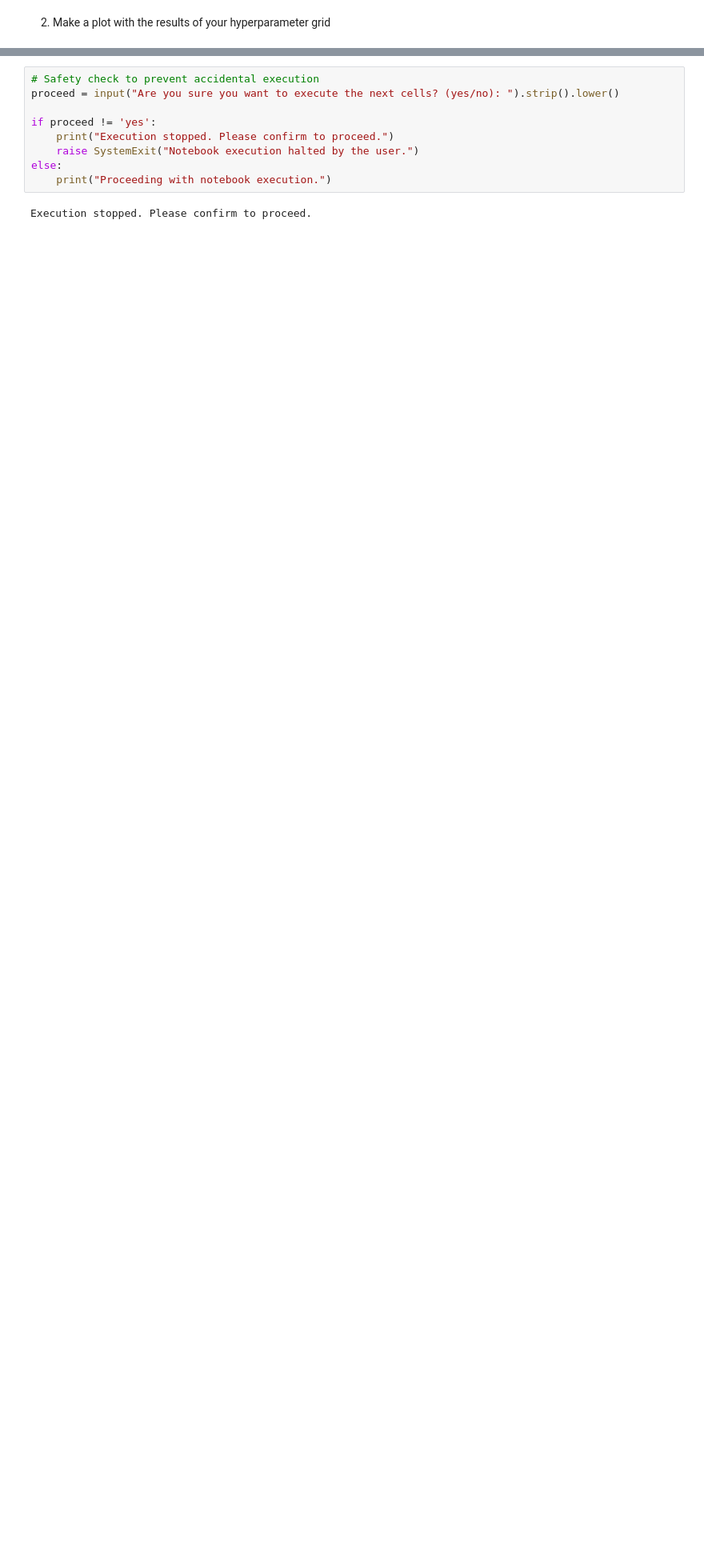
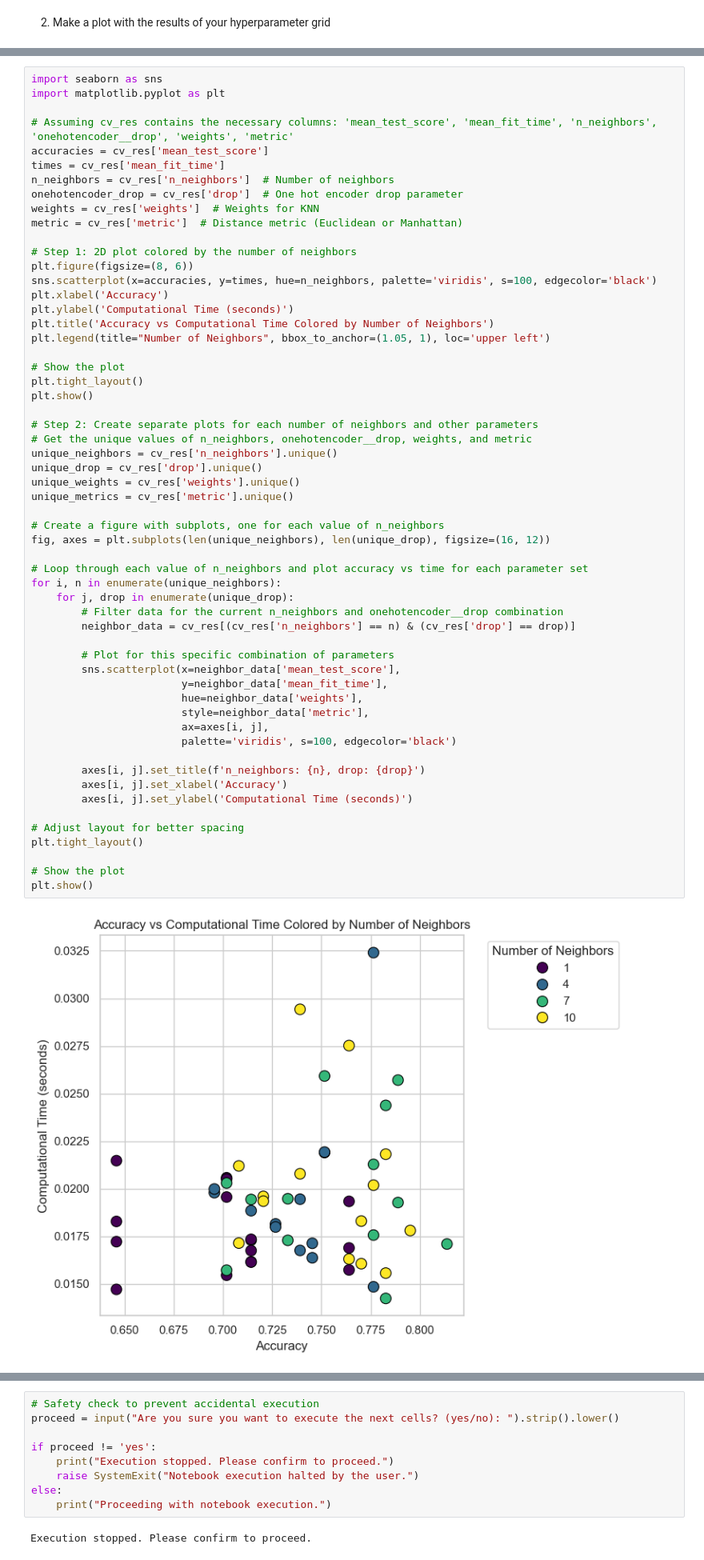
Before and after one commit to cycileo/FDS-HomeWorks, a Jupyter notebook: Homework02/HW2.ipynb, the cells around one changed output, grey strips where cells are left out. Shown at 80% size. Drawn from its saved outputs; the diff is of its cells as text; blank space fills up the shorter version.

```diff
--- a/Homework02/HW2.ipynb
+++ b/Homework02/HW2.ipynb
@@ -1550,0 +1349,59 @@ plt.show()
+# %%
+import seaborn as sns
+import matplotlib.pyplot as plt
+
+# Assuming cv_res contains the necessary columns: 'mean_test_score', 'mean_fit_time', 'n_neighbors', 'onehotencoder__drop', 'weights', 'metric'
+accuracies = cv_res['mean_test_score']
+times = cv_res['mean_fit_time']
+n_neighbors = cv_res['n_neighbors']  # Number of neighbors
+onehotencoder_drop = cv_res['drop']  # One hot encoder drop parameter
+weights = cv_res['weights']  # Weights for KNN
+metric = cv_res['metric']  # Distance metric (Euclidean or Manhattan)
+
+# Step 1: 2D plot colored by the number of neighbors
+plt.figure(figsize=(8, 6))
+sns.scatterplot(x=accuracies, y=times, hue=n_neighbors, palette='viridis', s=100, edgecolor='black')
+plt.xlabel('Accuracy')
+plt.ylabel('Computational Time (seconds)')
+plt.title('Accuracy vs Computational Time Colored by Number of Neighbors')
+plt.legend(title="Number of Neighbors", bbox_to_anchor=(1.05, 1), loc='upper left')
+
+# Show the plot
+plt.tight_layout()
+plt.show()
+
+# Step 2: Create separate plots for each number of neighbors and other parameters
+# Get the unique values of n_neighbors, onehotencoder__drop, weights, and metric
+unique_neighbors = cv_res['n_neighbors'].unique()
+unique_drop = cv_res['drop'].unique()
+unique_weights = cv_res['weights'].unique()
+unique_metrics = cv_res['metric'].unique()
+
+# Create a figure with subplots, one for each value of n_neighbors
+fig, axes = plt.subplots(len(unique_neighbors), len(unique_drop), figsize=(16, 12))
+
+# Loop through each value of n_neighbors and plot accuracy vs time for each parameter set
+for i, n in enumerate(unique_neighbors):
+    for j, drop in enumerate(unique_drop):
+        # Filter data for the current n_neighbors and onehotencoder__drop combination
+        neighbor_data = cv_res[(cv_res['n_neighbors'] == n) & (cv_res['drop'] == drop)]
+
+        # Plot for this specific combination of parameters
+        sns.scatterplot(x=neighbor_data['mean_test_score'],
+                        y=neighbor_data['mean_fit_time'],
+                        hue=neighbor_data['weights'],
+                        style=neighbor_data['metric'],
+                        ax=axes[i, j],
+                        palette='viridis', s=100, edgecolor='black')
+
+        axes[i, j].set_title(f'n_neighbors: {n}, drop: {drop}')
+        axes[i, j].set_xlabel('Accuracy')
+        axes[i, j].set_ylabel('Computational Time (seconds)')
+
+# Adjust layout for better spacing
+plt.tight_layout()
+
+# Show the plot
+plt.show()
+# %% [output]
+[figure, added]
```
Also changed, not shown: parts of 21 cells of this notebook.
